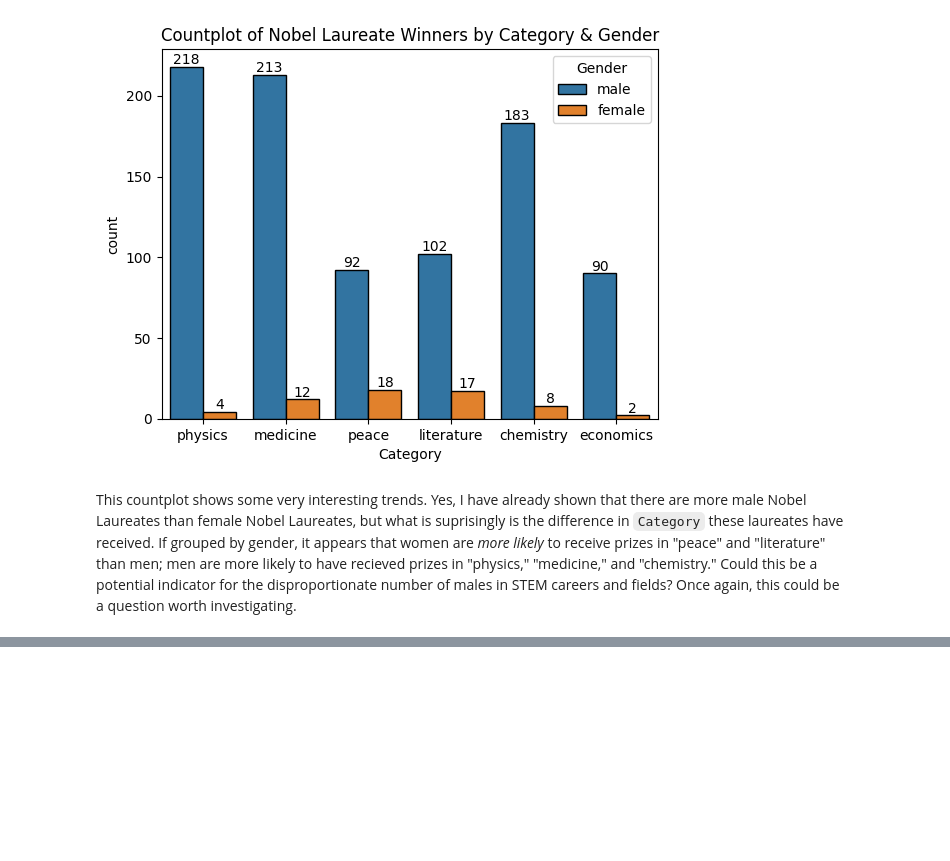
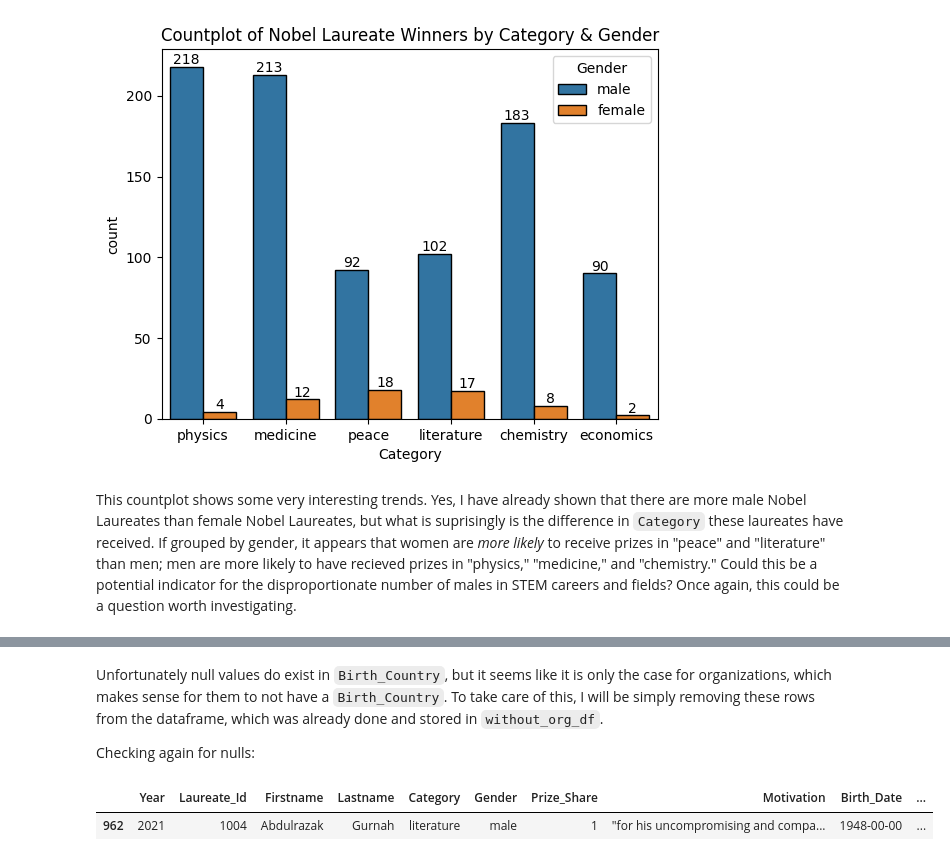
Before and after one commit to dnhuang/kaggle-projects, a Jupyter notebook: nobel-laureates/eda_and_preprocessing.ipynb, the cells around one changed output, grey strips where cells are left out. Cells and saved outputs as stored; diff of their text form; code cells hidden in the pictures; blank space fills up the shorter version.

```diff
--- a/nobel-laureates/eda_and_preprocessing.ipynb
+++ b/nobel-laureates/eda_and_preprocessing.ipynb
@@ -204,0 +231,10 @@ This countplot shows some very interesting trends. Yes, I have already shown tha
+# %% [markdown]
+Unfortunately null values do exist in `Birth_Country`, but it seems like it is only the case for organizations, which makes sense for them to not have a `Birth_Country`. To take care of this, I will be simply removing these rows from the dataframe, which was already done and stored in `without_org_df`.
+
+Checking again for nulls:
+# %%
+# Checking to see if there are still null values in 'Birth_Country' column
+without_org_df[without_org_df['Birth_Country'].isna()]
+# %% [output]
+|  | Year | Laureate_Id | Firstname | Lastname | Category | Gender | Prize_Share | Motivation | Birth_Date | ... |
+| 962 | 2021 | 1004 | Abdulrazak | Gurnah | literature | male | 1 | "for his uncompromising and compa... | 1948-00-00 | ... |
```
Also changed, not shown: parts of 29 cells of this notebook.
